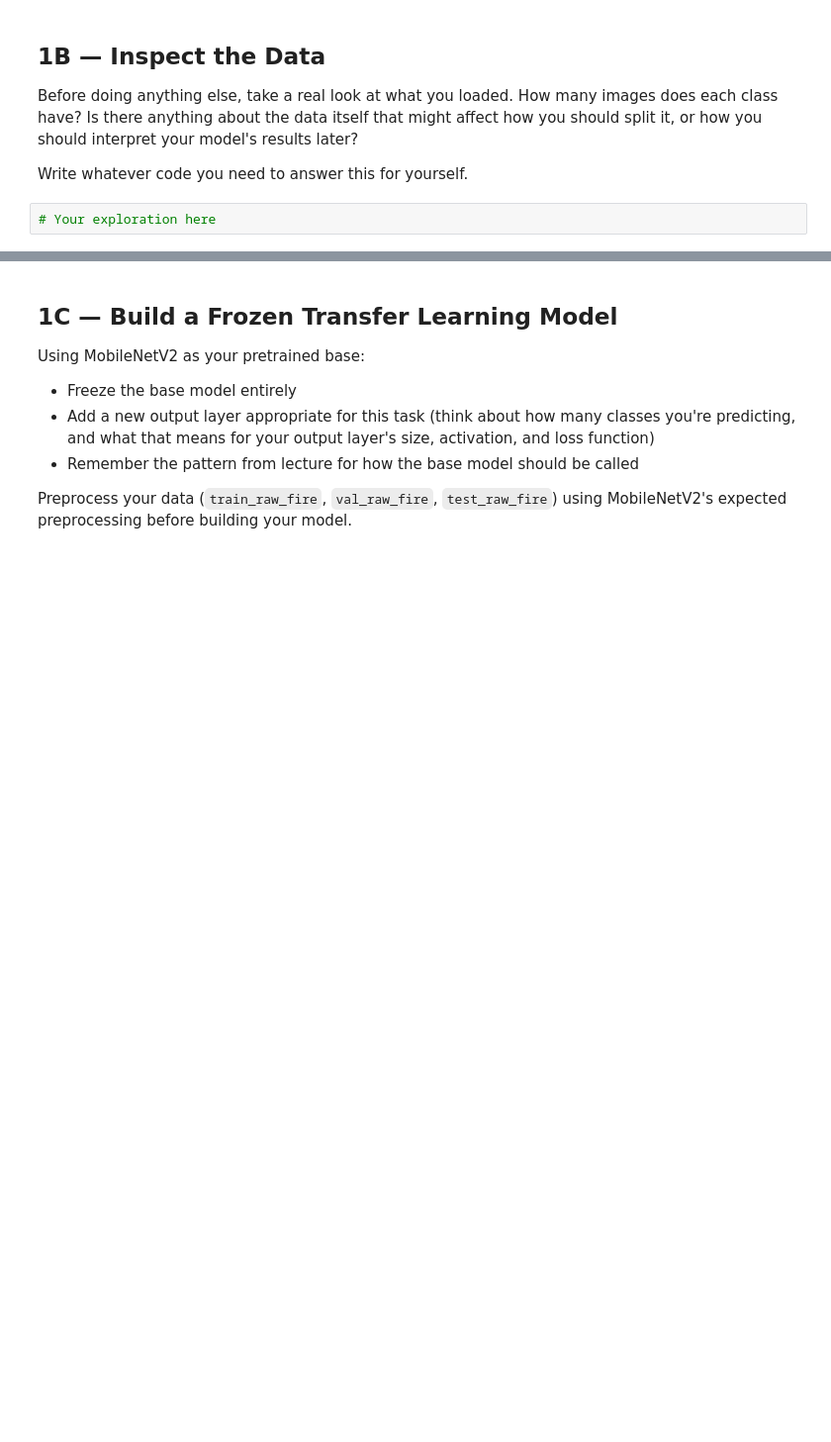
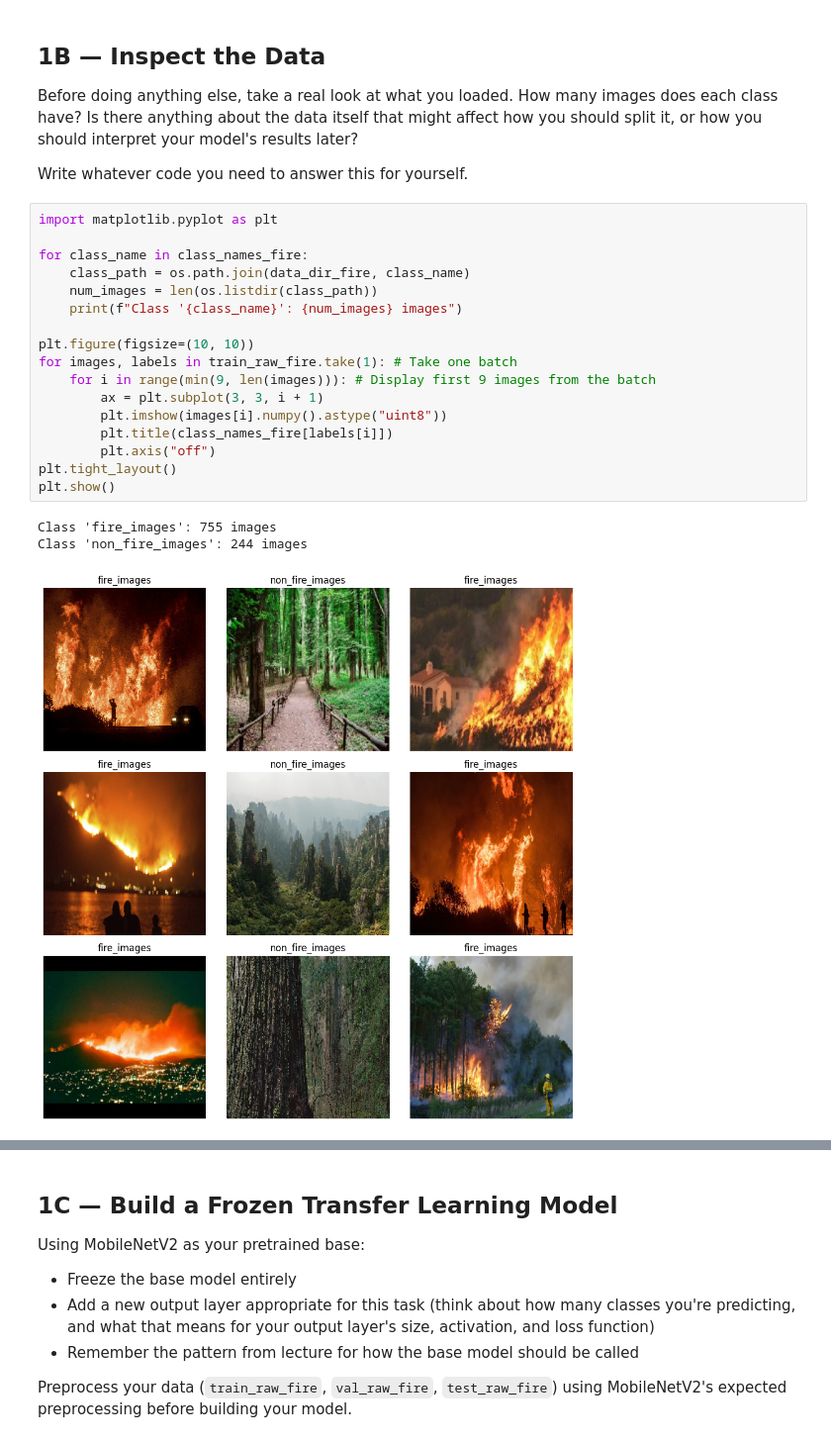
Before and after one commit to x4ping/IT480-FA26, a Jupyter notebook: Assignments/Assignment 2/Assignment2_TransferLearning.ipynb, the cells around one changed output, grey strips where cells are left out. Shown at 99% size. Drawn from its saved outputs; the diff is of its cells as text; blank space fills up the shorter version.

```diff
--- a/Assignments/Assignment 2/Assignment2_TransferLearning.ipynb
+++ b/Assignments/Assignment 2/Assignment2_TransferLearning.ipynb
@@ -82,7 +82,26 @@ Class names: ['fire_images', 'non_fire_images']
 Before doing anything else, take a real look at what you loaded. How many images does each class have? Is there anything about the data itself that might affect how you should split it, or how you should interpret your model's results later?
 
 Write whatever code you need to answer this for yourself.
-# %%
-# Your exploration here
+# %%
+import matplotlib.pyplot as plt
+
+for class_name in class_names_fire:
+    class_path = os.path.join(data_dir_fire, class_name)
+    num_images = len(os.listdir(class_path))
+    print(f"Class '{class_name}': {num_images} images")
+
+plt.figure(figsize=(10, 10))
+for images, labels in train_raw_fire.take(1): # Take one batch
+    for i in range(min(9, len(images))): # Display first 9 images from the batch
+        ax = plt.subplot(3, 3, i + 1)
+        plt.imshow(images[i].numpy().astype("uint8"))
+        plt.title(class_names_fire[labels[i]])
+        plt.axis("off")
+plt.tight_layout()
+plt.show()
+# %% [output]
+Class 'fire_images': 755 images
+Class 'non_fire_images': 244 images
+[figure, added]
 # %% [markdown]
 *What did you notice about this dataset? Does it change how you'll approach the next steps?*
```
Also changed, not shown: parts of 27 cells of this notebook.
